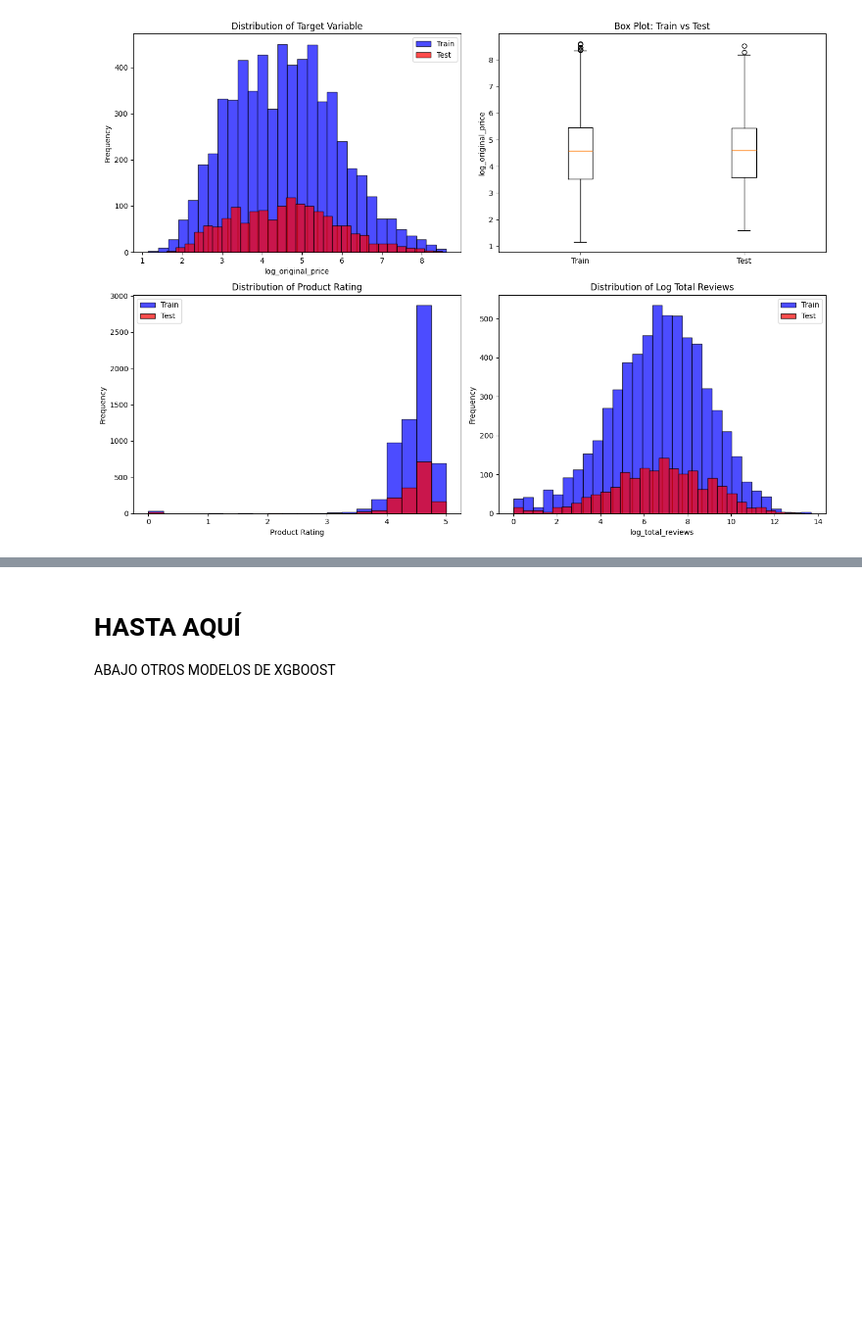
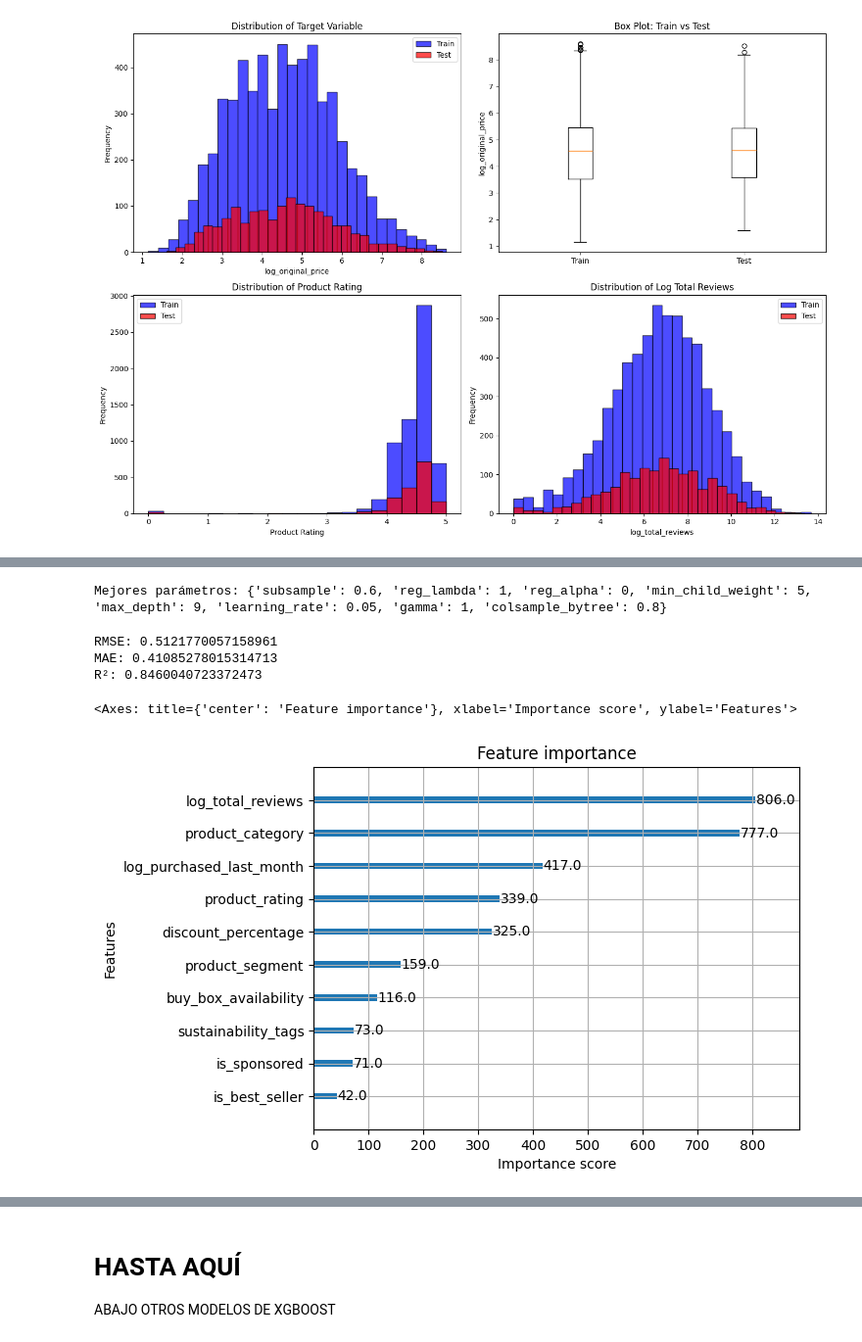
Before and after one commit to beja28/Amazon-Smart-Pricing, a Jupyter notebook: Evaluaciones/Evaluacion_1/ev1_xgboost.ipynb, the cells around one changed output, grey strips where cells are left out. Shown at 98% size. Cells and saved outputs as stored; diff of their text form; code cells hidden in the pictures; blank space fills up the shorter version.

```diff
--- a/Evaluaciones/Evaluacion_1/ev1_xgboost.ipynb
+++ b/Evaluaciones/Evaluacion_1/ev1_xgboost.ipynb
@@ -240,0 +294,29 @@ Error medio en productos de más de 500€:
+# %%
+dtrain_reg = xgb.DMatrix(X_train, y_train, enable_categorical=True)
+dtest_reg = xgb.DMatrix(X_test, y_test, enable_categorical=True)
+# %%
+params = {
+    'objective': 'reg:squarederror',  # o 'reg:absoluteerror' si hay outliers
+    'eval_metric': ['rmse', 'mae'],
+    'tree_method': 'hist',  # Más rápido
+    'max_depth': 6,
+    'learning_rate': 0.05,
+    'subsample': 0.8,
+    'colsample_bytree': 0.8,
+    'min_child_weight': 3,
+    'gamma': 0,
+    'reg_alpha': 0,  # L1
+    'reg_lambda': 1,  # L2
+    'random_state': 42
+}
+# %%
+evals = [(dtrain_reg, 'train'), (dtest_reg, 'val')]
+model = xgb.train(
+    params,
+    dtrain_reg,
+    num_boost_round=3000,
+    evals=evals,
+    early_stopping_rounds=50,
+    verbose_eval=100
+)
+best_iteration = model.best_iteration
@@ -240,0 +379,23 @@ Error medio en productos de más de 500€:
+# %%
+best_model = random_search.best_estimator_
+print(f"Mejores parámetros: {random_search.best_params_}")
+# %% [output]
+Mejores parámetros: {'subsample': 0.6, 'reg_lambda': 1, 'reg_alpha': 0, 'min_child_weight': 5, 'max_depth': 9, 'learning_rate': 0.05, 'gamma': 1, 'colsample_bytree': 0.8}
+# %%
+from sklearn.metrics import mean_squared_error, mean_absolute_error, r2_score
+import numpy as np
+
+y_pred = best_model.predict(X_test)
+
+print(f"RMSE: {np.sqrt(mean_squared_error(y_test, y_pred))}")
+print(f"MAE: {mean_absolute_error(y_test, y_pred)}")
+print(f"R²: {r2_score(y_test, y_pred)}")
+
+# Analizar importancia de features
+xgb.plot_importance(best_model, max_num_features=10)
+# %% [output]
+RMSE: 0.5121770057158961
+MAE: 0.41085278015314713
+R²: 0.8460040723372473
+<Axes: title={'center': 'Feature importance'}, xlabel='Importance score', ylabel='Features'>
+[figure, added]
```
Also changed, not shown: parts of 42 cells of this notebook, 2 other files.
